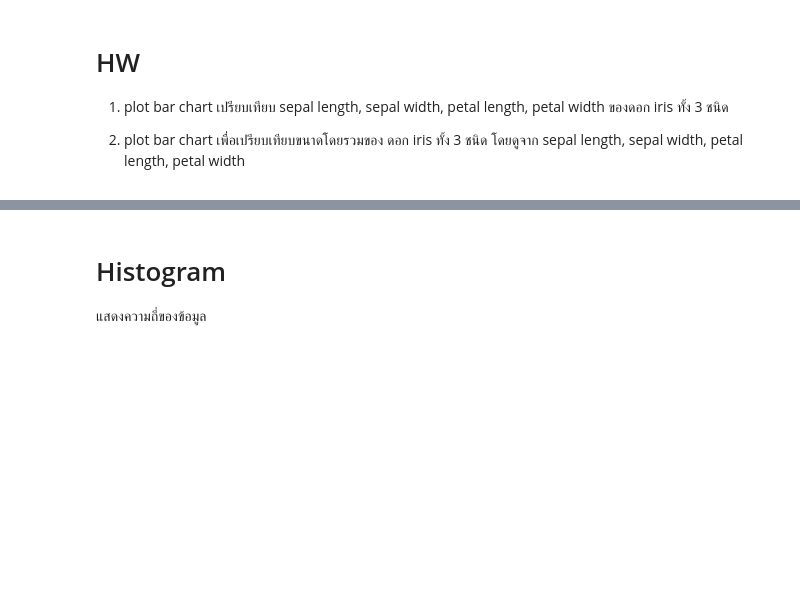
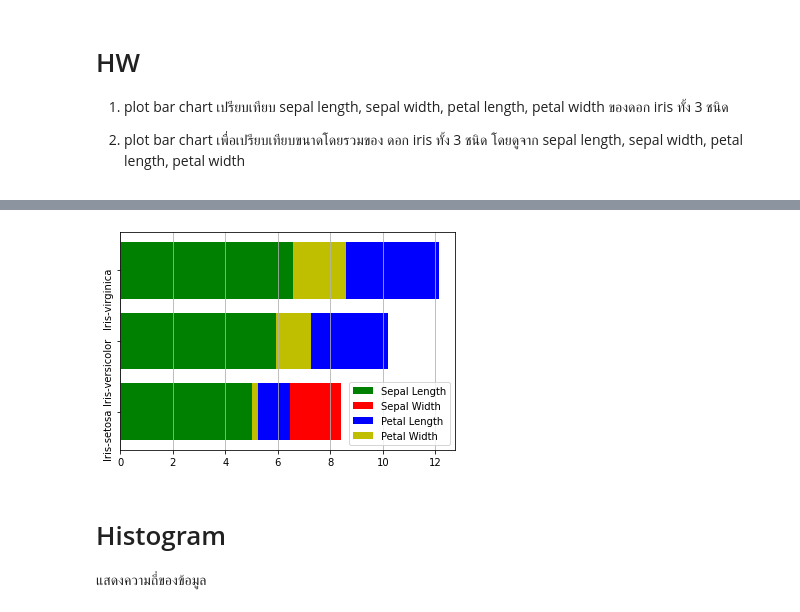
Before and after one commit to Octa-p/data_viz_2022, a Jupyter notebook: DataViz04_Data_Comparison.ipynb, the cells around one changed output, grey strips where cells are left out. Drawn from its saved outputs; the diff is of its cells as text; code cells hidden in the pictures; blank space fills up the shorter version.

```diff
--- a/DataViz04_Data_Comparison.ipynb
+++ b/DataViz04_Data_Comparison.ipynb
@@ -287,3 +308,13 @@ plt.legend();
+# %%
+plt.barh([1,2,3], sample_data['SepalLength'], color='g', label='Sepal Length' )
+plt.barh([1,2,3], sample_data['SepalWidth'], left=sample_data['SepalLength'], color='r', label='Sepal Width' )
+plt.barh([1,2,3], sample_data['PetalLength'], left=sample_data['SepalLength'], color='b', label='Petal Length' )
+plt.barh([1,2,3], sample_data['PetalWidth'], left=sample_data['SepalLength'], color='y', label='Petal Width' )
+plt.yticks([1,2,3], sample_data.reset_index()['Name'], rotation='vertical')
+plt.grid(True, axis='x')
+plt.legend();
+# %% [output]
+[figure, added]
 # %% [markdown]
 # Histogram
 
```
Also changed, not shown: parts of 2 cells of this notebook.
